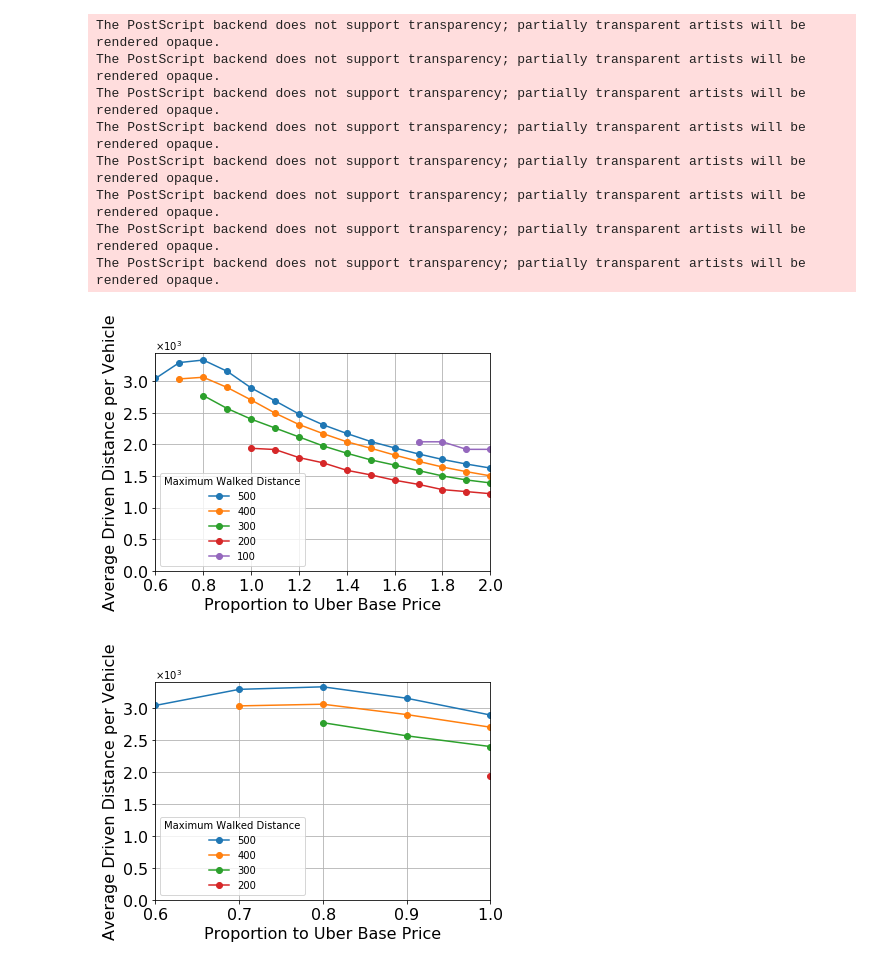
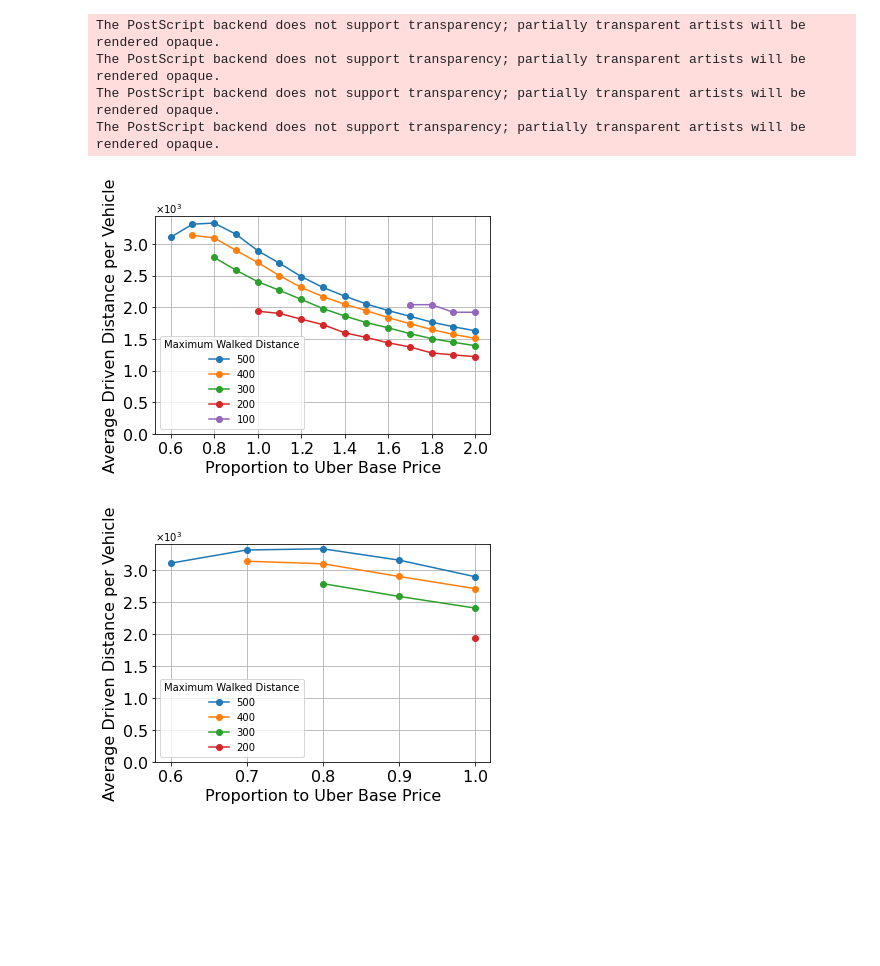
Before and after one commit to cristianomonteiro/BuildingSharedStations, a Jupyter notebook: plotGraphsIEEE.ipynb, the cells around one changed output. Saved outputs shown, nothing was run; the diff lists cells and outputs as text; code cells hidden in the pictures; blank space fills up the shorter version.

```diff
--- a/plotGraphsIEEE.ipynb
+++ b/plotGraphsIEEE.ipynb
@@ -16,6 +17,6 @@ from datetime import timedelta
 # %%
 kmLimit = 4000
-folderData = 'Optimal Solutions/' + str(kmLimit) + '/'
+folderData = 'Optimal Solutions/Free Floating/' + str(kmLimit) + '/'
 
 dataList = list()
 for distanceCutOff in np.linspace(100, 500, num=5, dtype=int):
@@ -31,12 +32,12 @@ for distanceCutOff in np.linspace(100, 500, num=5, dtype=int):
         except FileNotFoundError:
             break
 
-#dataFramePD = dataFrame.to_pandas()
-dataFramePD = pd.DataFrame(data=dataList, columns=['multiplier', 'distance', 'profit'])
-dataFramePD = dataFramePD.pivot(index='multiplier', columns='distance', values='profit')
+#dataFramePd = dataFrame.to_pandas()
+dataFramePd = pd.DataFrame(data=dataList, columns=['multiplier', 'distance', 'profit'])
+dataFramePd = dataFramePd.pivot(index='multiplier', columns='distance', values='profit')
 #dataFrame['multiplier'] = dataFrame.index
-dataFramePD.sort_index(inplace=True)
-#print(dataFramePD)
+dataFramePd.sort_index(inplace=True)
+#print(dataFramePd)
 dataList = None
 # %%
 def formatFloat(value):
@@ -292,41 +359,37 @@ The PostScript backend does not support transparency; partially transparent arti
 # %%
 #AVERAGE DRIVEN DISTANCE PER VEHICLE
-dataFramePD = dataFrame.pivot(index='multiplier', columns='distance', values='drivendistance')
-#dataFramePD['multiplier'] = dataFrame.index
-dataFramePD.sort_index(inplace=True)
-#print(dataFramePD)
+dataFramePd = dataFrame.pivot(index='multiplier', columns='distance', values='drivendistance')
+#dataFramePd['multiplier'] = dataFrame.index
+dataFramePd.sort_index(inplace=True)
+#print(dataFramePd)
 
-maxValueAmongAllColumns = max(dataFramePD.max())
+maxValueAmongAllColumns = max(dataFramePd.max())
 fileName = folderSave / 'DrivenDistance.eps'
-ax = prepareGraph(  dataFrame=dataFramePD,
-                    xLabel="Proportion to Uber Base Price",
-                    yLabel="Average Driven Distance per Vehicle",
-                    legendTitle='Maximum Walked Distance',
-                    fileName=fileName.resolve(),
-                    yTicks=np.arange(0, maxValueAmongAllColumns, 500))
+ax = prepareLinePlot(   dataFrame=dataFramePd,
+                        xLabel="Proportion to Uber Base Price",
+                        yLabel="Average Driven Distance per Vehicle",
+                        legendTitle='Maximum Walked Distance',
+                        fileName=fileName.resolve(),
+                        yTicks=np.arange(0, maxValueAmongAllColumns, 500))
 
 lastXTick = 1
-smallerDataFrame = dataFramePD[dataFramePD.index <= lastXTick].dropna(axis=1, how='all')
+smallerDataFrame = dataFramePd[dataFramePd.index <= lastXTick].dropna(axis=1, how='all')
 minPercentage = min(smallerDataFrame.index)
 fileName = folderSave / 'DrivenDistance_until_1.eps'
-ax = prepareGraph(  dataFrame=smallerDataFrame,
-                    xLabel="Proportion to Uber Base Price",
-                    yLabel="Average Driven Distance per Vehicle",
-                    legendTitle='Maximum Walked Distance',
-                    fileName=fileName.resolve(),
-                    xTicks=np.linspace(minPercentage, lastXTick, num=5),
-                    yTicks=np.arange(0, maxValueAmongAllColumns, 500))
+ax = prepareLinePlot(   dataFrame=smallerDataFrame,
+                        xLabel="Proportion to Uber Base Price",
+                        yLabel="Average Driven Distance per Vehicle",
+                        legendTitle='Maximum Walked Distance',
+                        fileName=fileName.resolve(),
+                        xTicks=np.linspace(minPercentage, lastXTick, num=5),
+                        yTicks=np.arange(0, maxValueAmongAllColumns, 500))
 # %% [output]
 The PostScript backend does not support transparency; partially transparent artists will be rendered opaque.
 The PostScript backend does not support transparency; partially transparent artists will be rendered opaque.
 The PostScript backend does not support transparency; partially transparent artists will be rendered opaque.
 The PostScript backend does not support transparency; partially transparent artists will be rendered opaque.
-The PostScript backend does not support transparency; partially transparent artists will be rendered opaque.
-The PostScript backend does not support transparency; partially transparent artists will be rendered opaque.
-The PostScript backend does not support transparency; partially transparent artists will be rendered opaque.
-The PostScript backend does not support transparency; partially transparent artists will be rendered opaque.
-[figure, old version]
+[figure, new version]
-[figure, old version]
+[figure, new version]
 # %%
 allocatedStations = {}
 dataList = list()
```
Also changed, not shown: parts of 11 cells of this notebook, 35 other files.
